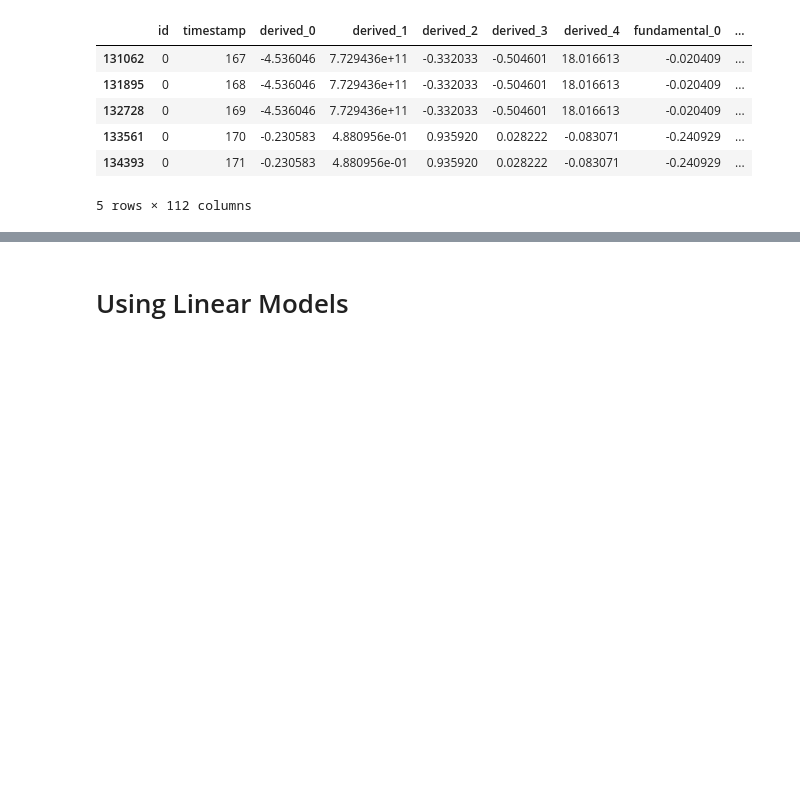
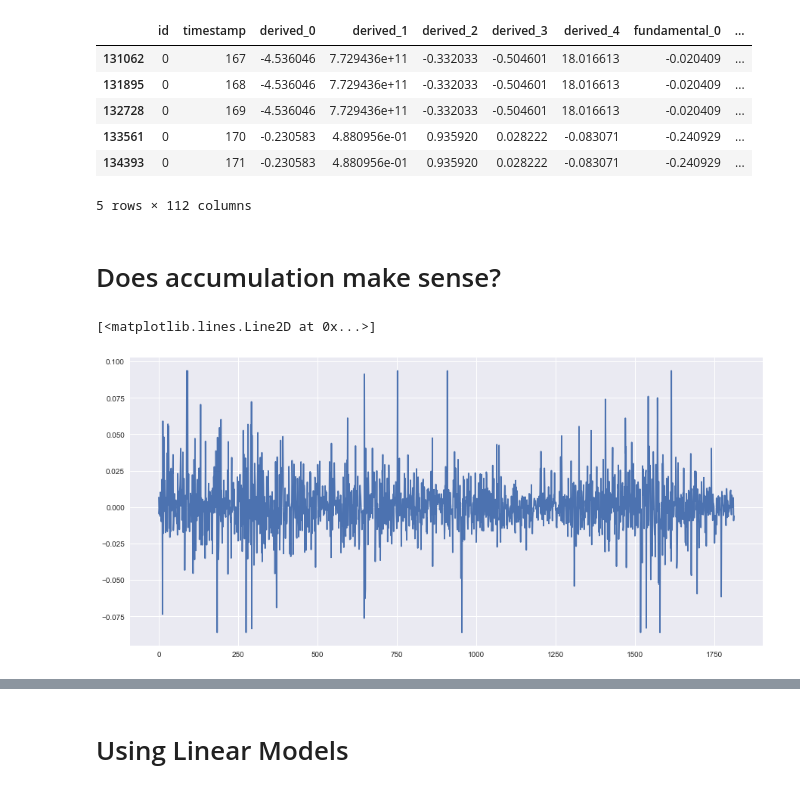
Before and after one commit to Cescfangs/2sigma, a Jupyter notebook: AccumulationFeatures.ipynb, the cells around one changed output, grey strips where cells are left out. Drawn from its saved outputs; the diff is of its cells as text; code cells hidden in the pictures; blank space fills up the shorter version.

```diff
--- a/AccumulationFeatures.ipynb
+++ b/AccumulationFeatures.ipynb
@@ -27,7 +27,7 @@ train.head()
 | 133561 | 0 | 170 | -0.230583 | 4.880956e-01 | 0.935920 | 0.028222 | -0.083071 | -0.240929 | ... |
 | 134393 | 0 | 171 | -0.230583 | 4.880956e-01 | 0.935920 | 0.028222 | -0.083071 | -0.240929 | ... |
 5 rows × 112 columns
-# %%
-for feature in origin_features:
-    train[feature + '_acc'] = train[feature].expanding().mean()
-train.loc[train.id_diff!=0, acc_features]=0
+# %% [markdown]
+# Does accumulation make sense?
+# %%
+id = 40
@@ -33,0 +38,6 @@ train.loc[train.id_diff!=0, acc_features]=0
+# %%
+plt.figure(figsize=(15,7))
+plt.plot(train.loc[train.id==id, 'timestamp'], train.loc[train.id==id, 'y'])
+# %% [output]
+[<matplotlib.lines.Line2D at 0x...>]
+[figure, added]
```
Also changed, not shown: parts of 23 cells of this notebook, 37 other files.
